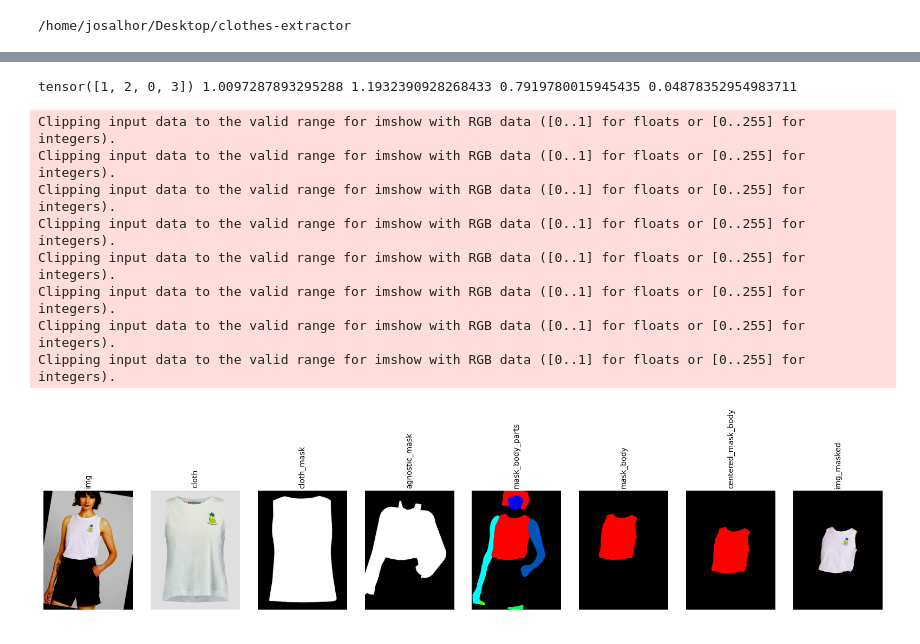
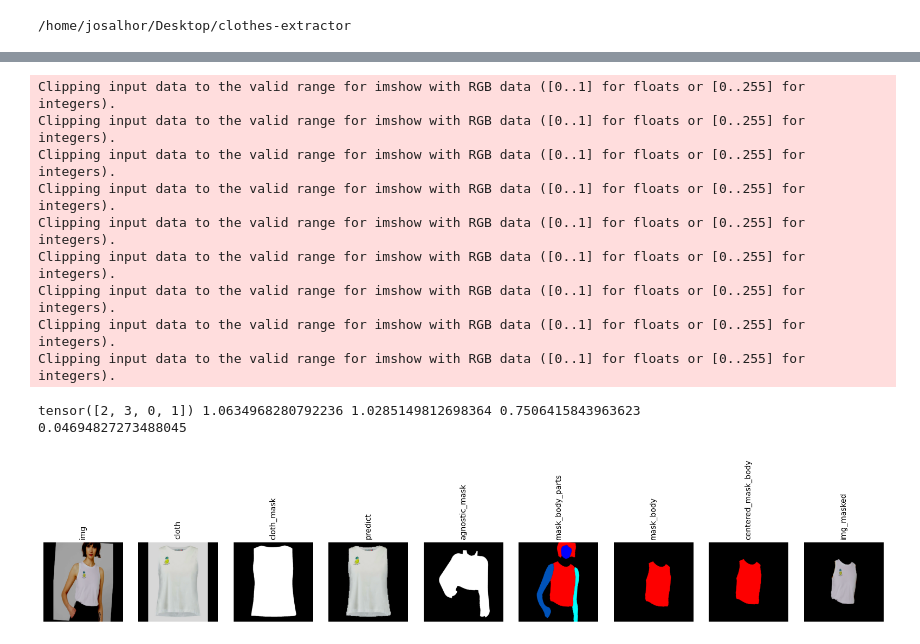
Before and after one commit to aidl-upc-2024-clothes-extractor/clothes-extractor, a Jupyter notebook: Jupyters/dataset_masked.ipynb, the cells around one changed output, grey strips where cells are left out. Drawn from its saved outputs; the diff is of its cells as text; code cells hidden in the pictures.

```diff
--- a/Jupyters/dataset_masked.ipynb
+++ b/Jupyters/dataset_masked.ipynb
@@ -72,19 +72,21 @@ Agnostic Mask:  torch.Size([3, 1024, 768])
 # %%
-image_keys = ["img", "cloth", "cloth_mask", "agnostic_mask", "mask_body_parts", "mask_body", "centered_mask_body", "img_masked"]
+image_keys = ["img", "cloth", "cloth_mask", "predict", "agnostic_mask", "mask_body_parts", "mask_body", "centered_mask_body", "img_masked"]
 fig, axes = plt.subplots(1, len(image_keys), figsize=(20, 20))
 
 for ax, key in zip(axes, image_keys):
     ax.imshow(result[key].permute(1, 2, 0))
     ax.axis('off')
     ax.set_title(key, rotation=90, fontsize=10)
 # %% [output]
-tensor([1, 2, 0, 3]) 1.0097287893295288 1.1932390928268433 0.7919780015945435 0.04878352954983711
+Clipping input data to the valid range for imshow with RGB data ([0..1] for floats or [0..255] for integers).
+Clipping input data to the valid range for imshow with RGB data ([0..1] for floats or [0..255] for integers).
+Clipping input data to the valid range for imshow with RGB data ([0..1] for floats or [0..255] for integers).
+Clipping input data to the valid range for imshow with RGB data ([0..1] for floats or [0..255] for integers).
+Clipping input data to the valid range for imshow with RGB data ([0..1] for floats or [0..255] for integers).
+Clipping input data to the valid range for imshow with RGB data ([0..1] for floats or [0..255] for integers).
+Clipping input data to the valid range for imshow with RGB data ([0..1] for floats or [0..255] for integers).
+Clipping input data to the valid range for imshow with RGB data ([0..1] for floats or [0..255] for integers).
+Clipping input data to the valid range for imshow with RGB data ([0..1] for floats or [0..255] for integers).
-Clipping input data to the valid range for imshow with RGB data ([0..1] for floats or [0..255] for integers).
-Clipping input data to the valid range for imshow with RGB data ([0..1] for floats or [0..255] for integers).
-Clipping input data to the valid range for imshow with RGB data ([0..1] for floats or [0..255] for integers).
-Clipping input data to the valid range for imshow with RGB data ([0..1] for floats or [0..255] for integers).
-Clipping input data to the valid range for imshow with RGB data ([0..1] for floats or [0..255] for integers).
-Clipping input data to the valid range for imshow with RGB data ([0..1] for floats or [0..255] for integers).
-Clipping input data to the valid range for imshow with RGB data ([0..1] for floats or [0..255] for integers).
-Clipping input data to the valid range for imshow with RGB data ([0..1] for floats or [0..255] for integers).
+tensor([2, 3, 0, 1]) 1.0634968280792236 1.0285149812698364 0.7506415843963623
+0.04694827273488045
-[figure, old version]
+[figure, new version]
```
Also changed, not shown: parts of 2 cells of this notebook, 1 other file.
